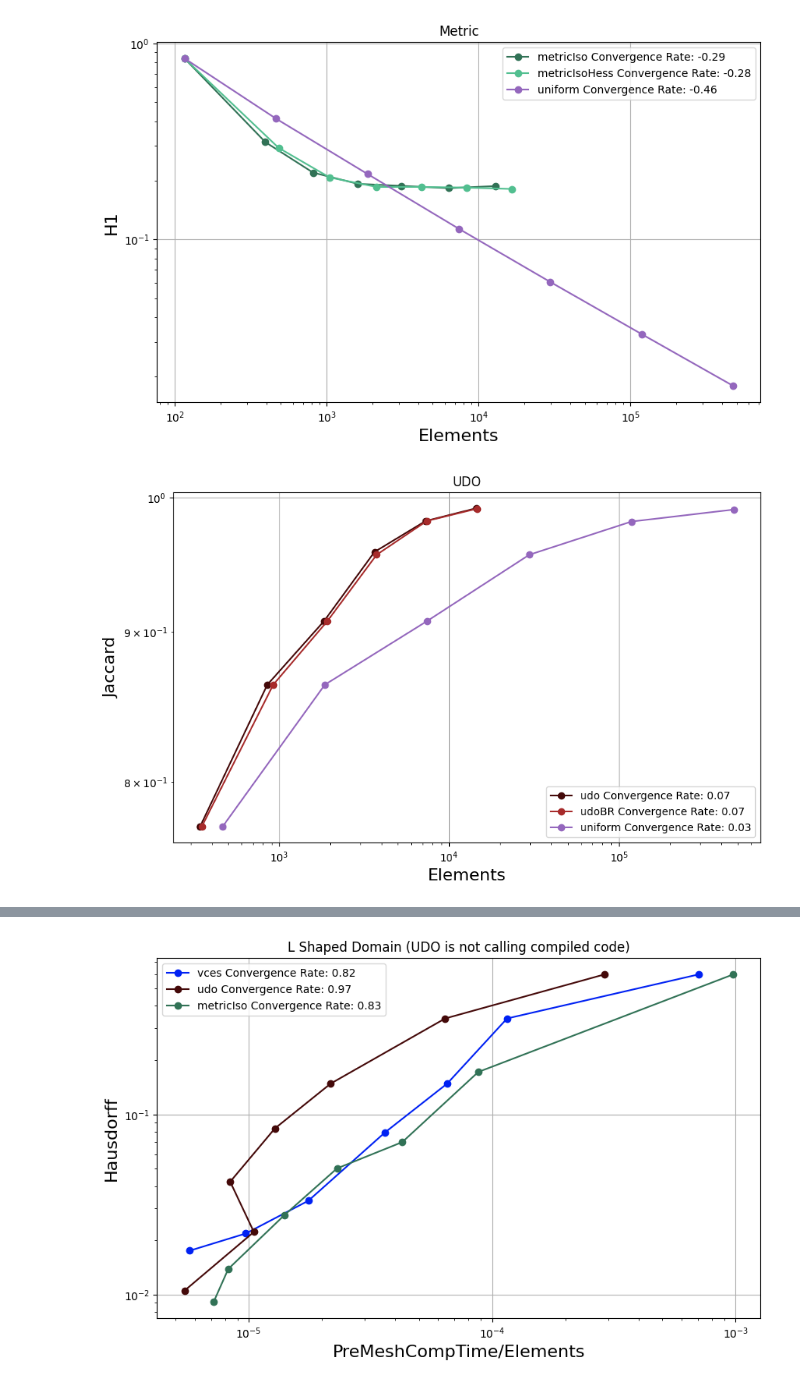
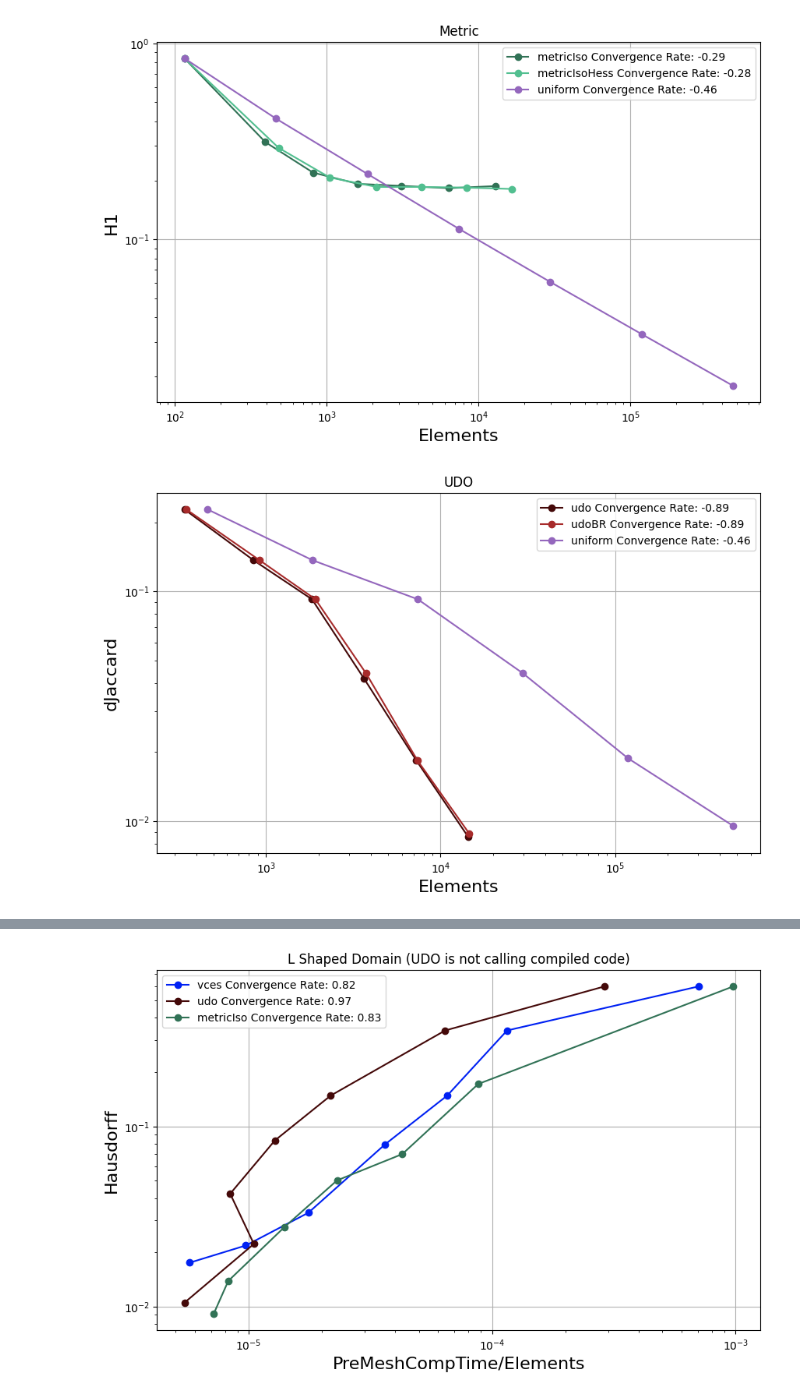
Before and after one commit to StefanoFochesatto/VI-AMR, a Jupyter notebook: NumericalResults/ConvergenceResults/PlotExplorer.ipynb, the cells around one changed output, grey strips where cells are left out. Saved outputs shown, nothing was run; the diff lists cells and outputs as text; code cells hidden in the pictures.

```diff
--- a/NumericalResults/ConvergenceResults/PlotExplorer.ipynb
+++ b/NumericalResults/ConvergenceResults/PlotExplorer.ipynb
@@ -106,6 +106,7 @@ methodcolors = {
 # Compute things on the dataframe
 # Compute dJaccard as 1 - computed value
 for method in methodlist:
+    Convdf[method, 'dJaccard'] = 1 - Convdf[method]['Jaccard']
     Convdf[method, 'MeshTime'] = Convdf[method]['PreMeshCompTime'] + Convdf[method]['RefineTime']
     Convdf[method, 'TotalTime'] = Convdf[method]['PreMeshCompTime'] + Convdf[method]['RefineTime'] + Convdf[method]['SolveTime']
     Convdf[method, 'PreMeshCompTime/Elements'] = Convdf[method]['PreMeshCompTime']/Convdf[method]['Elements']
@@ -127,8 +144,8 @@ getPlot(Convdf, ['metricIso', 'metricIsoHess', 'uniform'] , 'Elements', 'H1', 'M
 # %% [output]
 [figure]
 # %%
-getPlot(Convdf.iloc[1:], ['udo', 'udoBR', 'uniform'] , 'Elements', 'Jaccard', 'UDO', plottype='loglog', methodcolors=methodcolors, legend = True)
+getPlot(Convdf.iloc[1:], ['udo', 'udoBR', 'uniform'] , 'Elements', 'dJaccard', 'UDO', plottype='loglog', methodcolors=methodcolors, legend = True)
 # Remove the first row for some of these plots, and computation of convergence rate
 # %% [output]
-[figure, old version]
+[figure, new version]
 # %%
```
Also changed, not shown: parts of 13 cells of this notebook, 32 other files.
